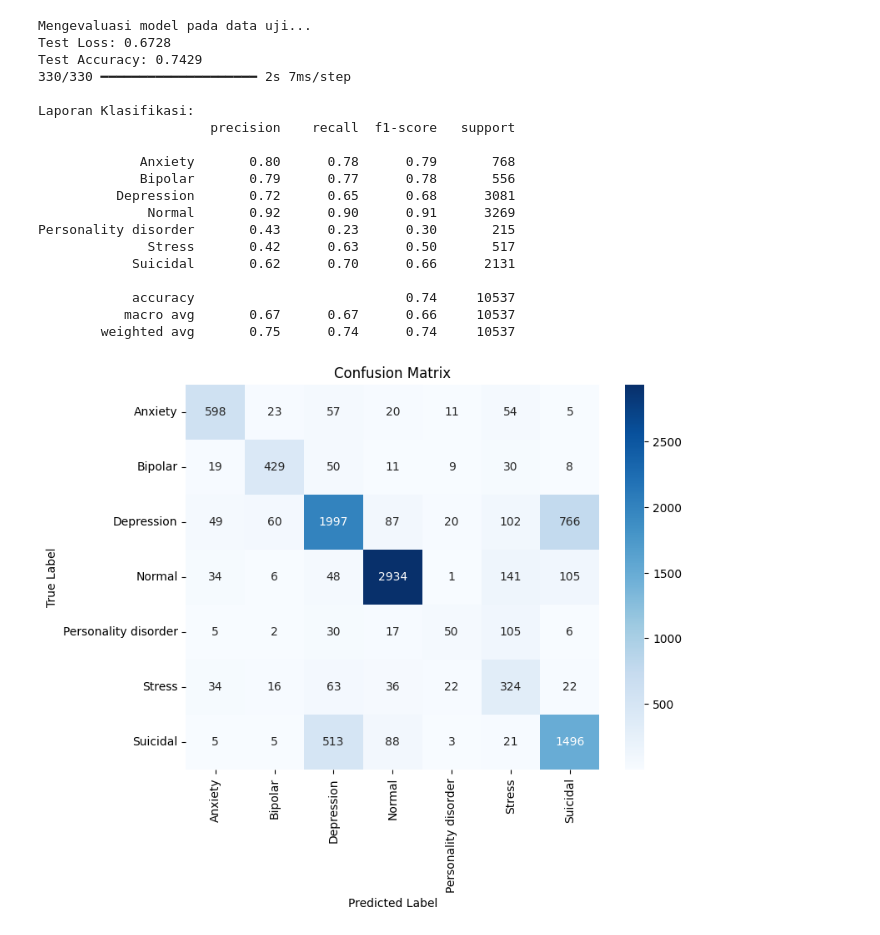
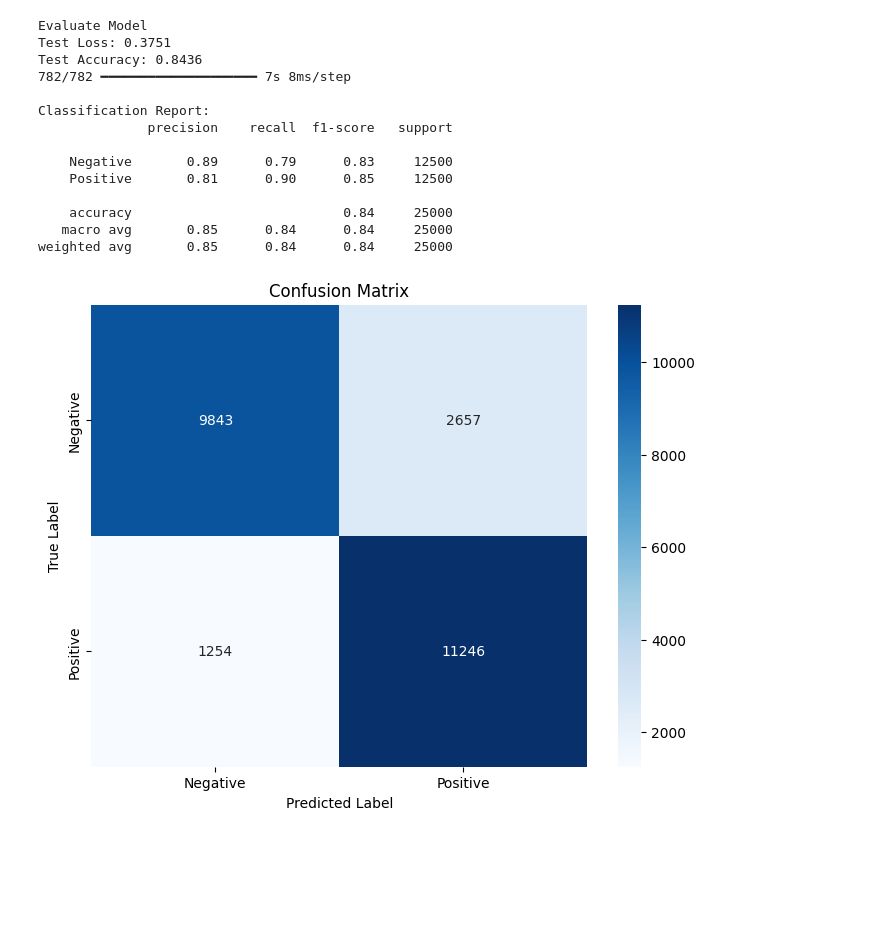
Before and after one commit to rihannh/ML-DeepL-Assignment-1, a Jupyter notebook: Main.ipynb, the cells around one changed output. Saved outputs shown, nothing was run; the diff lists cells and outputs as text; code cells hidden in the pictures; blank space fills up the shorter version.

```diff
--- a/Main.ipynb
+++ b/Main.ipynb
@@ -209,21 +170,16 @@ Contoh data setelah padding:
 # %%
-vocab_size = 10000
-max_len = 100
-embedding_dim = 128
-
 model = Sequential([
-  Embedding(input_dim=vocab_size, output_dim=embedding_dim, input_length=max_len),
-  Bidirectional(LSTM(64, return_sequences=True)),
+  Embedding(input_dim=VOCAB_SIZE, output_dim=EMBEDDING_DIM, input_length=MAX_LEN),
+  Bidirectional(LSTM(64, kernel_regularizer=tf.keras.regularizers.l2(0.001))),
   Dropout(0.3),
-  Bidirectional(LSTM(32)),
+  Dense(32, activation='relu', kernel_regularizer=tf.keras.regularizers.l2(0.001)),
   Dropout(0.3),
-  Dense(64, activation='relu'),
-  Dense(y_train.shape[1], activation='softmax')
+  Dense(1, activation='sigmoid')
 ])
 
 model.compile(
   optimizer='adam',
-  loss='categorical_crossentropy',
+  loss='binary_crossentropy',
   metrics=['accuracy']
 )
 
@@ -255,8 +209,15 @@ num_epochs = 20
 batch_size = 64
 
 callbacks = [
-    EarlyStopping(monitor='val_loss', patience=3, restore_best_weights=True),
-    ModelCheckpoint('best_mental_health_model.keras', save_best_only=True, monitor='val_accuracy')
+    EarlyStopping(monitor='val_loss', patience=5, restore_best_weights=True),
+    ModelCheckpoint('best_model.keras', save_best_only=True, monitor='val_accuracy'),
+    ReduceLROnPlateau(
+    monitor='val_loss',
+    factor=0.2,
+    patience=2,
+    min_lr=0.00001,
+    verbose=1
+)
 ]
 
 history = model.fit(
@@ -305,42 +272,49 @@ plt.show()
 # %%
+from sklearn.metrics import classification_report, confusion_matrix
+import matplotlib.pyplot as plt
+import seaborn as sns
+import numpy as np
+import pandas as pd
+
+
 print("Evaluate Model")
 results = model.evaluate(X_test_pad, y_test, verbose=0)
 print(f"Test Loss: {results[0]:.4f}")
 print(f"Test Accuracy: {results[1]:.4f}")
 
 y_pred_probs = model.predict(X_test_pad)
-y_pred = np.argmax(y_pred_probs, axis=1)
-y_test_labels = np.argmax(y_test, axis=1)
-class_labels = list(pd.get_dummies(df['status']).columns)
+# For binary classification, threshold the probabilities at 0.5
+y_pred = (y_pred_probs > 0.5).astype(int)
+
+# y_test is already in the correct format (1-dimensional) for binary classification
+y_test_labels = y_test
+
+# Define class labels for binary classification
+class_labels = ['Negative', 'Positive']
 
 print("\nClassification Report:")
 print(classification_report(y_test_labels, y_pred, target_names=class_labels))
 
 cm = confusion_matrix(y_test_labels, y_pred)
 plt.figure(figsize=(8, 6))
 sns.heatmap(cm, annot=True, fmt='d', cmap='Blues', xticklabels=class_labels, yticklabels=class_labels)
 plt.title('Confusion Matrix')
 plt.xlabel('Predicted Label')
 plt.ylabel('True Label')
 plt.show()
 # %% [output]
-Mengevaluasi model pada data uji...
-Test Loss: 0.6728
-Test Accuracy: 0.7429
-330/330 ━━━━━━━━━━━━━━━━━━━━ 2s 7ms/step
+Evaluate Model
+Test Loss: 0.3751
+Test Accuracy: 0.8436
+782/782 ━━━━━━━━━━━━━━━━━━━━ 7s 8ms/step
 
-Laporan Klasifikasi:
-                      precision    recall  f1-score   support
+Classification Report:
+              precision    recall  f1-score   support
 
-             Anxiety       0.80      0.78      0.79       768
-             Bipolar       0.79      0.77      0.78       556
-          Depression       0.72      0.65      0.68      3081
-              Normal       0.92      0.90      0.91      3269
-Personality disorder       0.43      0.23      0.30       215
-              Stress       0.42      0.63      0.50       517
-            Suicidal       0.62      0.70      0.66      2131
+    Negative       0.89      0.79      0.83     12500
+    Positive       0.81      0.90      0.85     12500
 
-            accuracy                           0.74     10537
-           macro avg       0.67      0.67      0.66     10537
-        weighted avg       0.75      0.74      0.74     10537
+    accuracy                           0.84     25000
+   macro avg       0.85      0.84      0.84     25000
+weighted avg       0.85      0.84      0.84     25000
-[figure, old version]
+[figure, new version]
```
Also changed, not shown: parts of 22 cells of this notebook.
